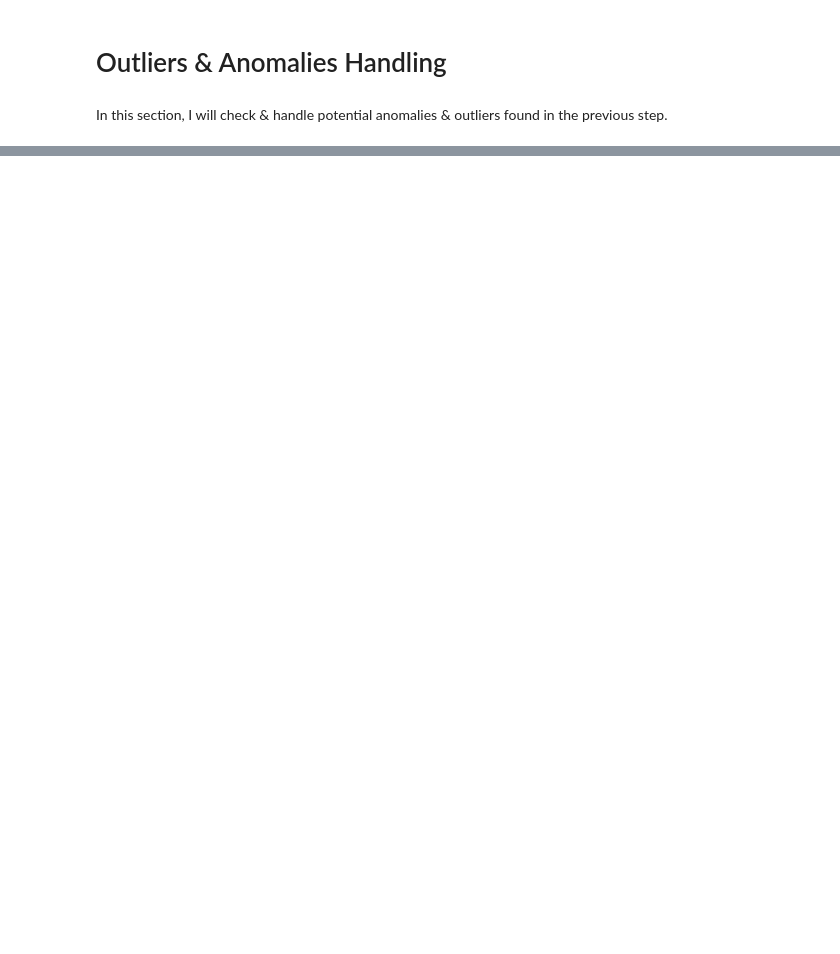
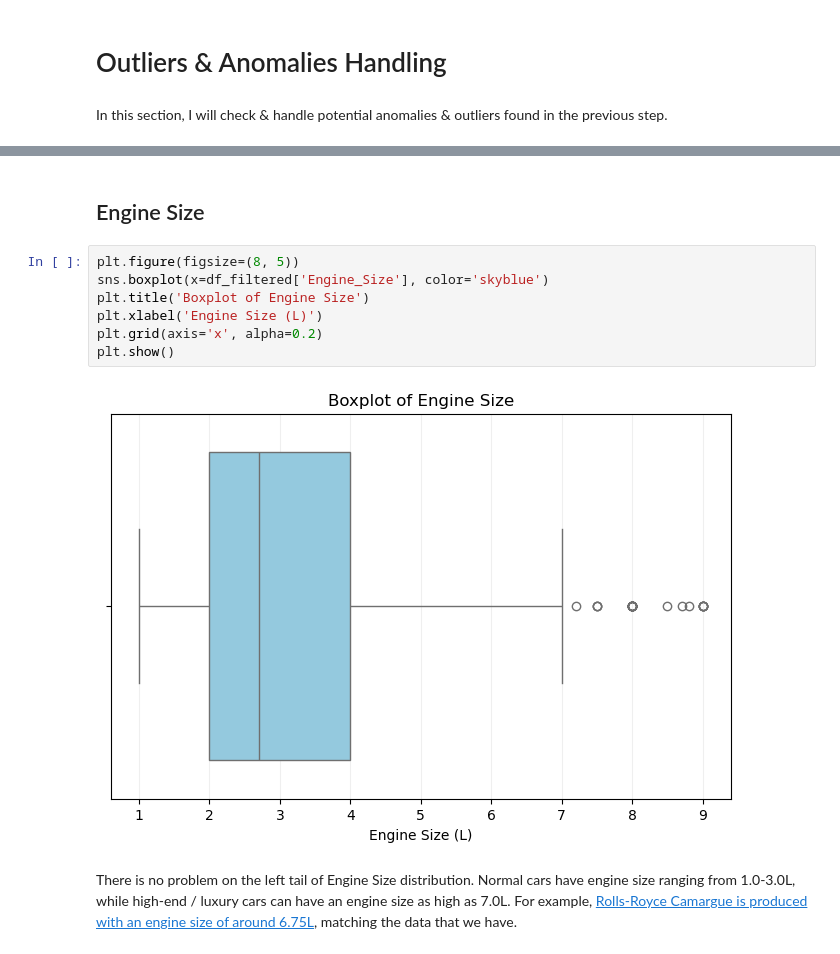
Before and after one commit to RioPramana21/Ctrl-Price-Taking-Control-of-Used-Car-Valuations-with-ML, a Jupyter notebook: code_files/outliers_and_anomalies_handling.ipynb, the cells around one changed output, grey strips where cells are left out. Drawn from its saved outputs; the diff is of its cells as text; blank space fills up the shorter version.

```diff
--- a/code_files/outliers_and_anomalies_handling.ipynb
+++ b/code_files/outliers_and_anomalies_handling.ipynb
@@ -16,0 +211,13 @@ df_filtered.head()
+# %% [markdown]
+## Engine Size
+# %%
+plt.figure(figsize=(8, 5))
+sns.boxplot(x=df_filtered['Engine_Size'], color='skyblue')
+plt.title('Boxplot of Engine Size')
+plt.xlabel('Engine Size (L)')
+plt.grid(axis='x', alpha=0.2)
+plt.show()
+# %% [output]
+[figure, added]
+# %% [markdown]
+There is no problem on the left tail of Engine Size distribution. Normal cars have engine size ranging from 1.0-3.0L, while high-end / luxury cars can have an engine size as high as 7.0L. For example, [Rolls-Royce Camargue is produced with an engine size of around 6.75L](https://www.automobile-catalog.com/model/rolls-royce/camargue.html), matching the data that we have.
```
Also changed, not shown: parts of 36 cells of this notebook.
